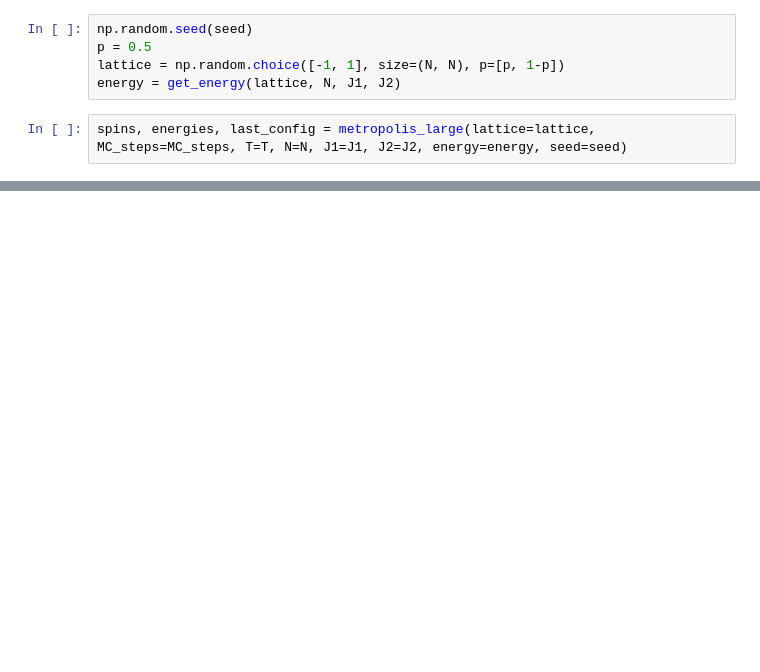
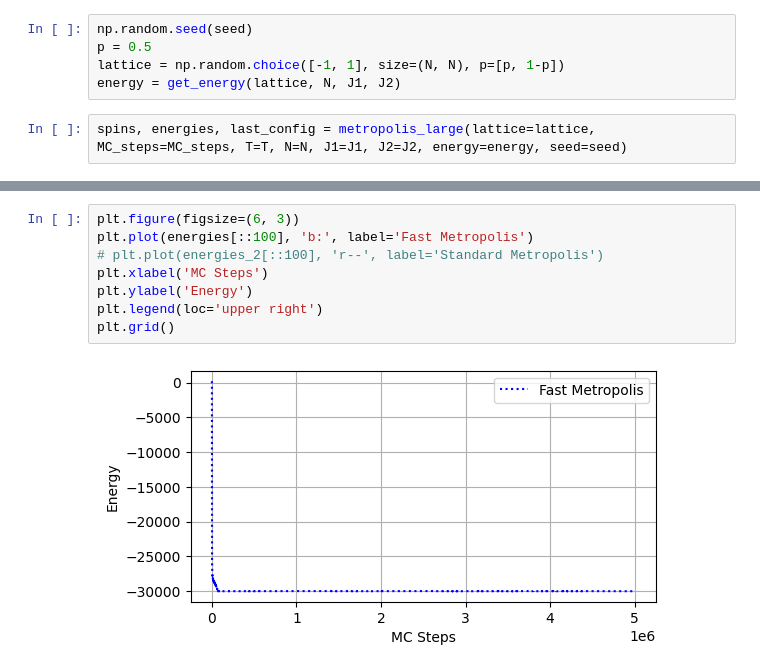
Before and after one commit to MrIsCM/Ising-Model, a Jupyter notebook: speed_tests.ipynb, the cells around one changed output, grey strips where cells are left out. Saved outputs shown, nothing was run; the diff lists cells and outputs as text; blank space fills up the shorter version.

```diff
--- a/speed_tests.ipynb
+++ b/speed_tests.ipynb
@@ -29,0 +30,10 @@ plt.grid()
+# %%
+plt.figure(figsize=(6, 3))
+plt.plot(energies[::100], 'b:', label='Fast Metropolis')
+# plt.plot(energies_2[::100], 'r--', label='Standard Metropolis')
+plt.xlabel('MC Steps')
+plt.ylabel('Energy')
+plt.legend(loc='upper right')
+plt.grid()
+# %% [output]
+[figure, added]
```
Also changed, not shown: parts of 6 cells of this notebook, 1 other file.
